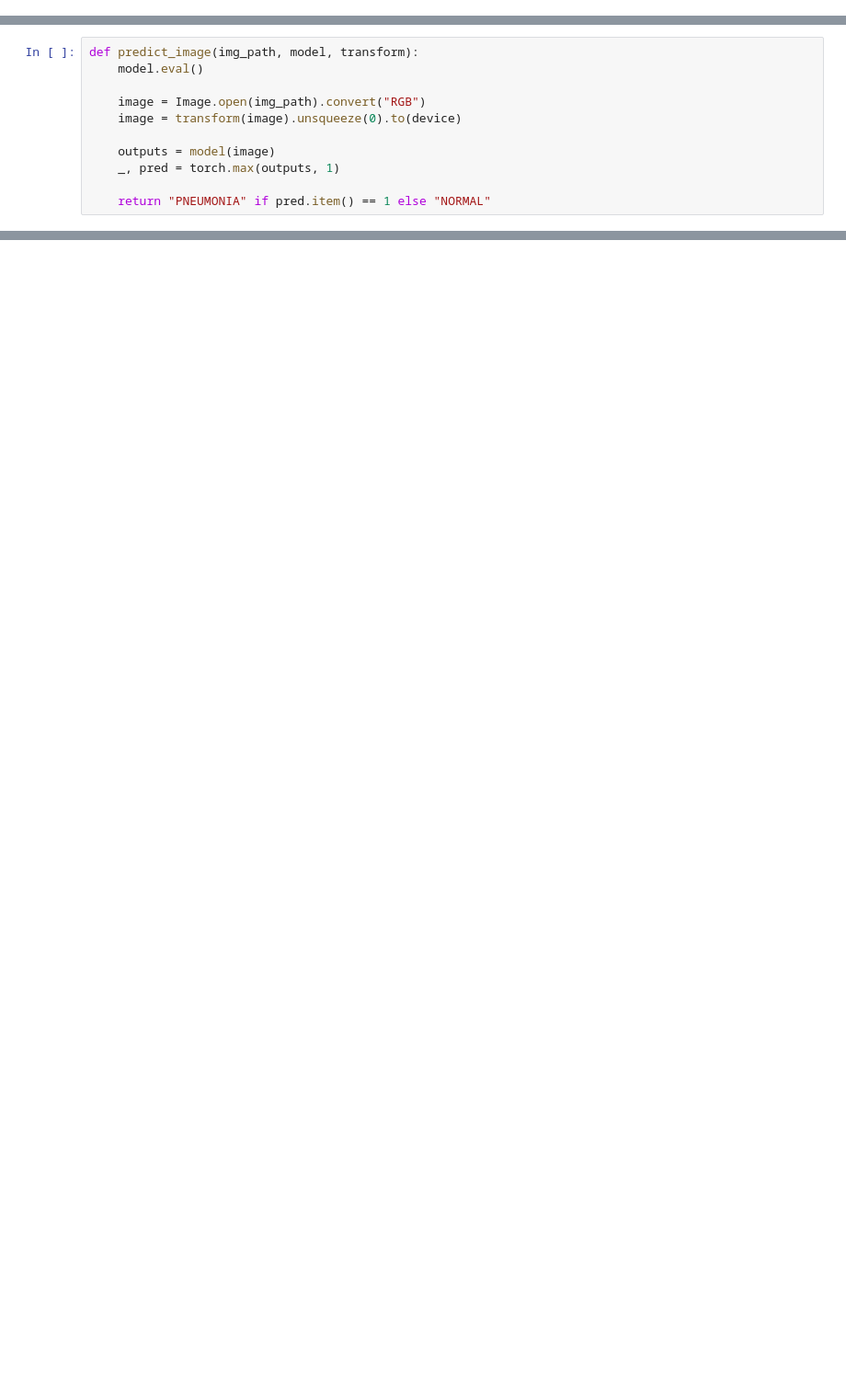
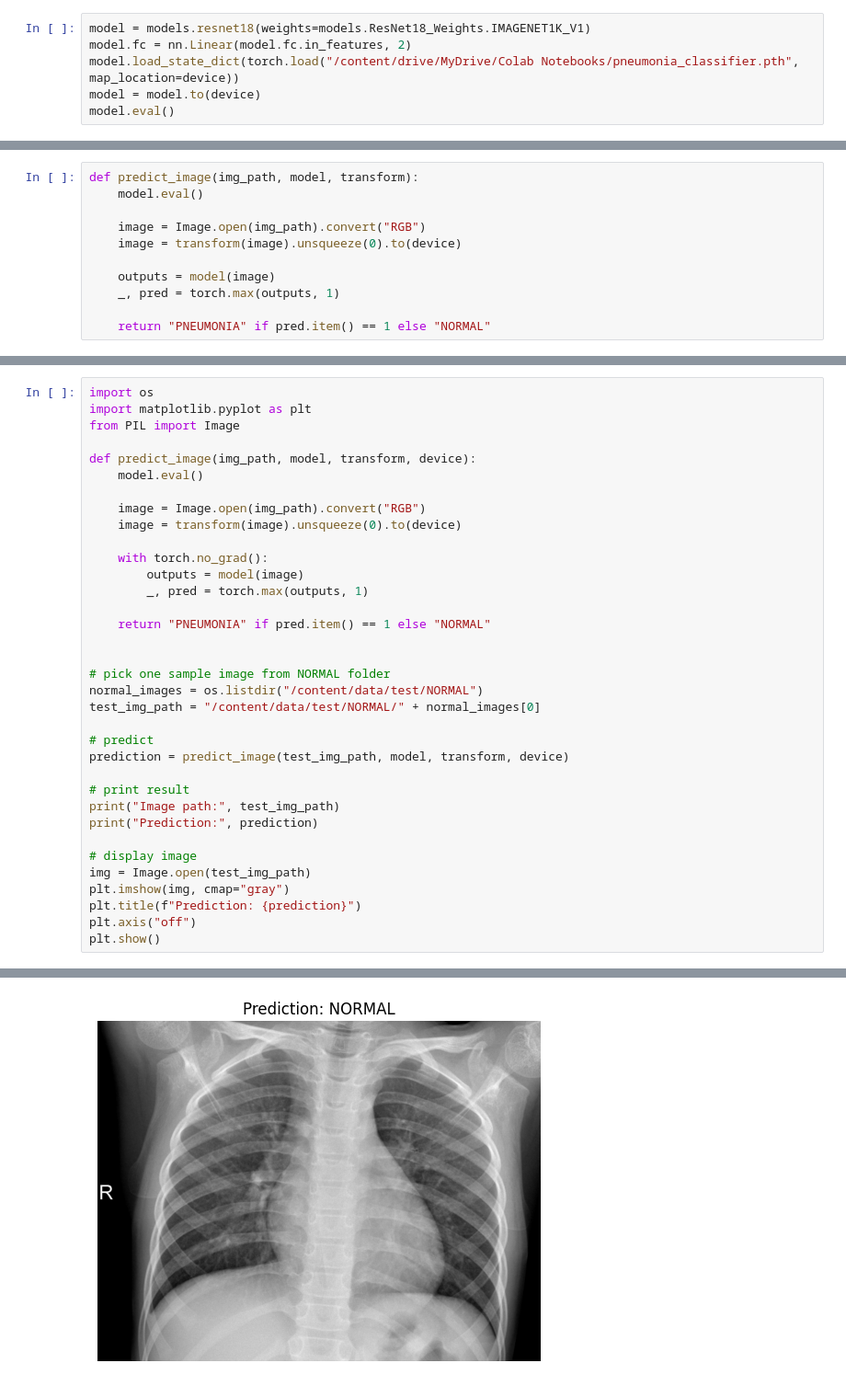
Before and after one commit to bhar007-neel/Deep-Learning-Computer-Vision-project--Pneumonia-Classifier, a Jupyter notebook: Deep_Learning_Computer_Vision_project_Pneumonia_Classifier.ipynb, the cells around one changed output, grey strips where cells are left out. Shown at 92% size. Cells and saved outputs as stored; diff of their text form; blank space fills up the shorter version.

```diff
--- a/Deep_Learning_Computer_Vision_project_Pneumonia_Classifier.ipynb
+++ b/Deep_Learning_Computer_Vision_project_Pneumonia_Classifier.ipynb
@@ -311,3 +311,9 @@ ResNet(
   (avgpool): AdaptiveAvgPool2d(output_size=(1, 1))
   (fc): Linear(in_features=512, out_features=2, bias=True)
 )
+# %%
+model = models.resnet18(weights=models.ResNet18_Weights.IMAGENET1K_V1)
+model.fc = nn.Linear(model.fc.in_features, 2)
+model.load_state_dict(torch.load("/content/drive/MyDrive/Colab Notebooks/pneumonia_classifier.pth", map_location=device))
+model = model.to(device)
+model.eval()
@@ -324,0 +383,36 @@ def predict_image(img_path, model, transform):
+# %%
+import os
+import matplotlib.pyplot as plt
+from PIL import Image
+
+def predict_image(img_path, model, transform, device):
+    model.eval()
+
+    image = Image.open(img_path).convert("RGB")
+    image = transform(image).unsqueeze(0).to(device)
+
+    with torch.no_grad():
+        outputs = model(image)
+        _, pred = torch.max(outputs, 1)
+
+    return "PNEUMONIA" if pred.item() == 1 else "NORMAL"
+
+
+# pick one sample image from NORMAL folder
+normal_images = os.listdir("/content/data/test/NORMAL")
+test_img_path = "/content/data/test/NORMAL/" + normal_images[0]
+
+# predict
+prediction = predict_image(test_img_path, model, transform, device)
+
+# print result
+print("Image path:", test_img_path)
+print("Prediction:", prediction)
+
+# display image
+img = Image.open(test_img_path)
+plt.imshow(img, cmap="gray")
+plt.title(f"Prediction: {prediction}")
+plt.axis("off")
+plt.show()
+# %% [output]
@@ -324,0 +421 @@ def predict_image(img_path, model, transform):
+[figure, added]
```
Also changed, not shown: parts of 8 cells of this notebook.
